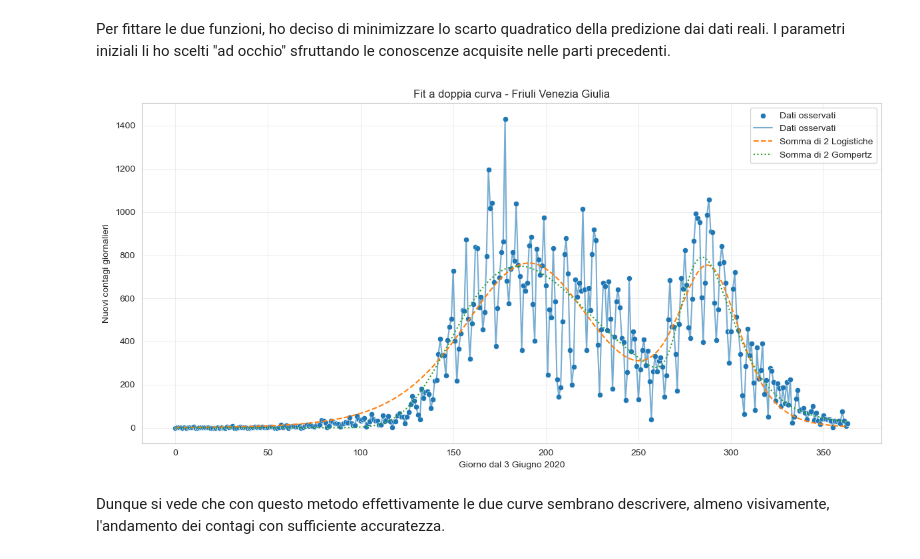
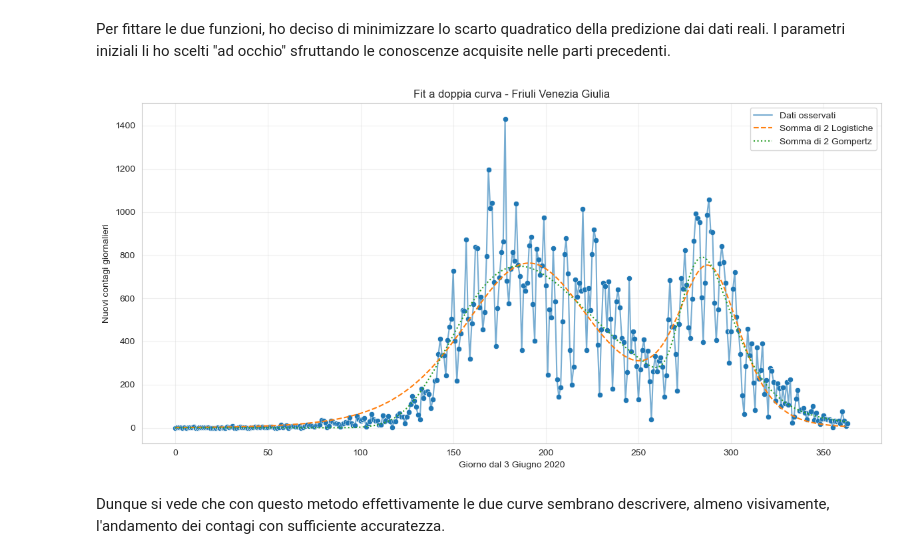
Before and after one commit to arascaz/Tecniche-di-rappresentazione-e-modellizzazione-dati-COVID-19, a Jupyter notebook: code.ipynb, the cells around one changed output. Saved outputs shown, nothing was run; the diff lists cells and outputs as text; code cells hidden in the pictures.

```diff
--- a/code.ipynb
+++ b/code.ipynb
@@ -404,18 +404,18 @@ pred_log_fit = np.array([casi_giornalieri(logistic, i, *params_log_fit[:3]) + ca
 pred_gom_fit = np.array([casi_giornalieri(gompertz, i, *params_gom_fit[:3]) + casi_giornalieri(gompertz, i, *params_gom_fit[3:]) for i in giorni])
 # %%
 plt.figure(figsize=(12, 6))
-sns.scatterplot(x=gruppiy["Giorno"], y=y_v_annuale, label="Dati osservati")
+sns.scatterplot(x=gruppiy["Giorno"], y=y_v_annuale)
 sns.lineplot(x=gruppiy["Giorno"], y=y_v_annuale, label="Dati osservati", alpha=0.6)
 sns.lineplot(x=gruppiy["Giorno"], y=pred_log_fit,linestyle= '--', label="Somma di 2 Logistiche")
 sns.lineplot(x=gruppiy["Giorno"], y=pred_gom_fit, linestyle=':', label="Somma di 2 Gompertz")
 plt.xlabel("Giorno dal 3 Giugno 2020")
 plt.ylabel("Nuovi contagi giornalieri")
 plt.title("Fit a doppia curva - Friuli Venezia Giulia")
 plt.legend()
 plt.grid(True, alpha=0.3)
 plt.tight_layout()
 # %% [output]
-[figure, old version]
+[figure, new version]
 # %% [markdown]
 Dunque si vede che con questo metodo effettivamente le due curve sembrano descrivere, almeno visivamente, l'andamento dei contagi con sufficiente accuratezza.
 # %% [markdown]
```
